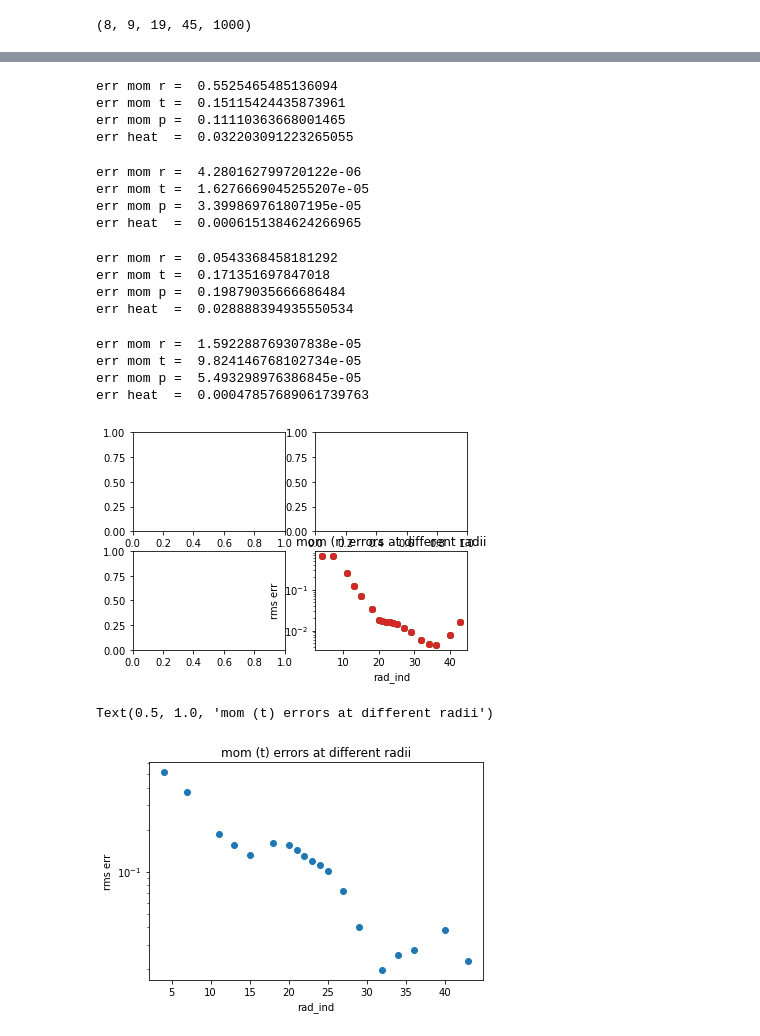
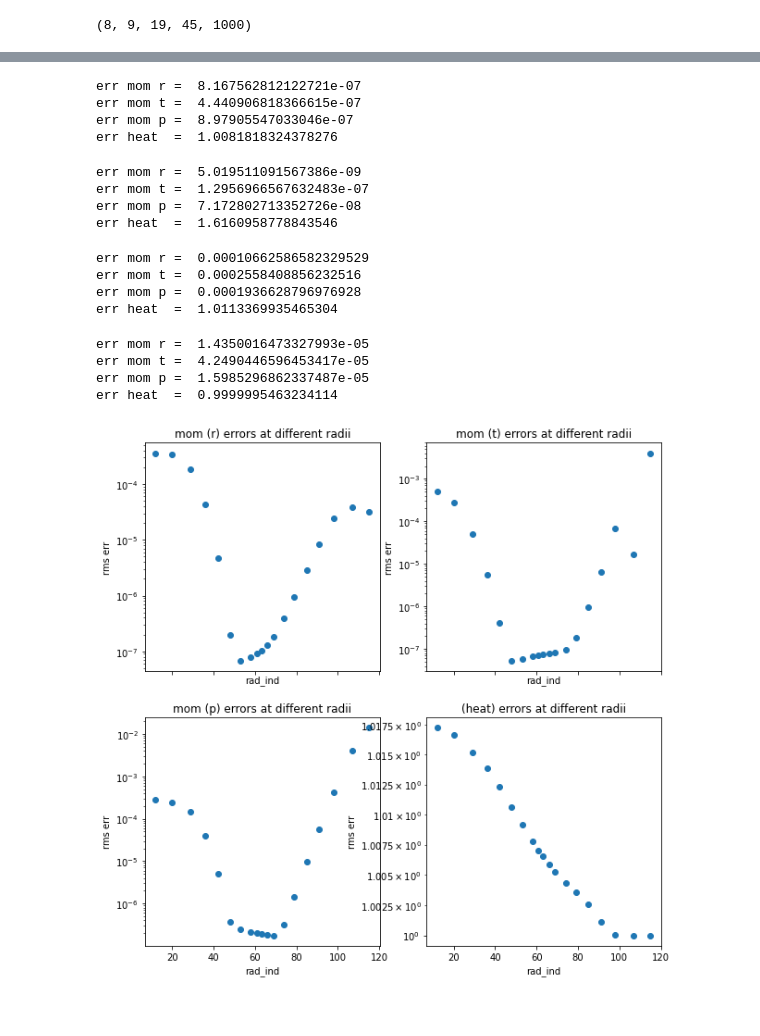
Before and after one commit to illorenzo7/rayleigh_utils, a Jupyter notebook: test_equations/momentum.ipynb, the cells around one changed output, grey strips where cells are left out. Drawn from its saved outputs; the diff is of its cells as text; code cells hidden in the pictures; blank space fills up the shorter version.

```diff
--- a/test_equations/momentum.ipynb
+++ b/test_equations/momentum.ipynb
@@ -20,7 +20,8 @@ sys.path
  '/home1/lmatilsk/rayleigh/code/post_processing',
  '/home1/lmatilsk/rayleigh/code/post_processing']
 # %%
-dirname = '/nobackup/lmatilsk/benchmarks/c2001_case0/00_test_equations_1k_iter/'
+#dirname = '/nobackup/lmatilsk/benchmarks/c2001_case0/00_test_equations_1k_iter/'
+dirname = '/nobackup/lmatilsk/benchmarks/j2011_hydro/00_test_equations_1k_iter/'
 # %%
 radatadir = dirname + 'Point_Probes/'
 the_file = radatadir + os.listdir(radatadir)[0]
@@ -342,10 +338,10 @@ print ("err mom t = ", get_err(fweighted_t - drhovdt_t, fweighted_t, point=(iphi
 print ("err mom p = ", get_err(fweighted_p - drhovdt_p, fweighted_p, point=(iphi0, it0, ir0)))
 print ("err heat  = ", get_err(fweighted_heat - dintedt, fweighted_heat, point=(iphi0, it0, ir0)))
 # %% [output]
-err mom r =  0.5525465485136094
-err mom t =  0.15115424435873961
-err mom p =  0.11110363668001465
-err heat  =  0.032203091223265055
+err mom r =  8.167562812122721e-07
+err mom t =  4.440906818366615e-07
+err mom p =  8.97905547033046e-07
+err heat  =  1.0081818324378276
 # %%
 # errors (w.r.t. maxabs) at the point we plotted
 print ("err mom r = ", get_err(fweighted_r - drhovdt_r, maxabs_r[2:], point=(iphi0, it0, ir0)))
@@ -353,10 +349,10 @@ print ("err mom t = ", get_err(fweighted_t - drhovdt_t, maxabs_t[2:], point=(iph
 print ("err mom p = ", get_err(fweighted_p - drhovdt_p, maxabs_p[2:], point=(iphi0, it0, ir0)))
 print ("err heat  = ", get_err(fweighted_heat - dintedt, maxabs_heat[2:], point=(iphi0, it0, ir0)))
 # %% [output]
-err mom r =  4.280162799720122e-06
-err mom t =  1.6276669045255207e-05
-err mom p =  3.399869761807195e-05
-err heat  =  0.0006151384624266965
+err mom r =  5.019511091567386e-09
+err mom t =  1.2956966567632483e-07
+err mom p =  7.172802713352726e-08
+err heat  =  1.6160958778843546
 # %%
 # stringent errors over whole shell
 print ("err mom r = ", get_err(fweighted_r - drhovdt_r, fweighted_r))
@@ -364,10 +360,10 @@ print ("err mom t = ", get_err(fweighted_t - drhovdt_t, fweighted_t))
 print ("err mom p = ", get_err(fweighted_p - drhovdt_p, fweighted_p))
 print ("err heat  = ", get_err(fweighted_heat - dintedt, fweighted_heat))
 # %% [output]
-err mom r =  0.0543368458181292
-err mom t =  0.171351697847018
-err mom p =  0.19879035666686484
-err heat  =  0.028888394935550534
+err mom r =  0.00010662586582329529
+err mom t =  0.0002558408856232516
+err mom p =  0.0001936628796976928
+err heat  =  1.0113369935465304
 # %%
 # errors over whole shell (w.r.t. maxabs)
 print ("err mom r = ", get_err(fweighted_r - drhovdt_r, maxabs_r[..., 2:]))
@@ -375,44 +371,44 @@ print ("err mom t = ", get_err(fweighted_t - drhovdt_t, maxabs_t[..., 2:]))
 print ("err mom p = ", get_err(fweighted_p - drhovdt_p, maxabs_p[..., 2:]))
 print ("err heat  = ", get_err(fweighted_heat - dintedt, maxabs_heat[..., 2:]))
 # %% [output]
-err mom r =  1.592288769307838e-05
-err mom t =  9.824146768102734e-05
-err mom p =  5.493298976386845e-05
-err heat  =  0.00047857689061739763
+err mom r =  1.4350016473327993e-05
+err mom t =  4.2490446596453417e-05
+err mom p =  1.5985296862337487e-05
+err heat  =  0.9999995463234114
 # %%
 # stringent error at each radius, averaged horizontally, for each equation
-fig, axs = plt.subplots(2, 2)
+fig, axs = plt.subplots(2, 2, sharex=True, figsize=(10,10))
 count = 0
 for irow in range(2):
     for icol in range(2):
         if count == 0:
             diff = fweighted_r - drhovdt_r
             fweighted = fweighted_r
+            label= 'mom (r)'
+        if count == 1:
+            diff = fweighted_t - drhovdt_t
+            fweighted = fweighted_t
+            label= 'mom (t)'
+        if count == 2:
+            diff = fweighted_p - drhovdt_p
+            fweighted = fweighted_p
+            label= 'mom (p)'
+        if count == 3:
+            diff = fweighted_heat - dintedt
+            fweighted = fweighted_heat
+            label= '(heat)'
+
         errs = []
         for i in range(len(irvals)):
             #print ('ir = %i:' %i, 'err = ', get_err(fweighted_r - drhovdt_r, fweighted_r, ir=i))
-            errs.append(get_err(fweighted_r - drhovdt_r, fweighted_r, ir=i))
+            errs.append(get_err(diff, fweighted, ir=i))
 
+        plt.sca(axs[irow, icol])
         plt.scatter(irvals, errs)
         plt.xlabel('rad_ind')
         plt.ylabel('rms err')
         plt.yscale('log')
-        plt.title('mom (r) errors at different radii')
+        plt.title(label + ' errors at different radii')
         count += 1
 # %% [output]
-[figure, old version]
+[figure, new version]
-# %%
-# stringent error at each radius (mom t), averaged horizontally
-errs = []
-for i in range(len(irvals)):
-    #print ('ir = %i:' %i, 'err = ', get_err(fweighted_t - drhovdt_t, fweighted_t, ir=i))
-    errs.append(get_err(fweighted_t - drhovdt_t, fweighted_t, ir=i))
-
-plt.scatter(irvals, errs)
-plt.xlabel('rad_ind')
-plt.ylabel('rms err')
-plt.yscale('log')
-plt.title('mom (t) errors at different radii')
-# %% [output]
-Text(0.5, 1.0, 'mom (t) errors at different radii')
-[figure, removed]
```
Also changed, not shown: parts of 17 cells of this notebook.
